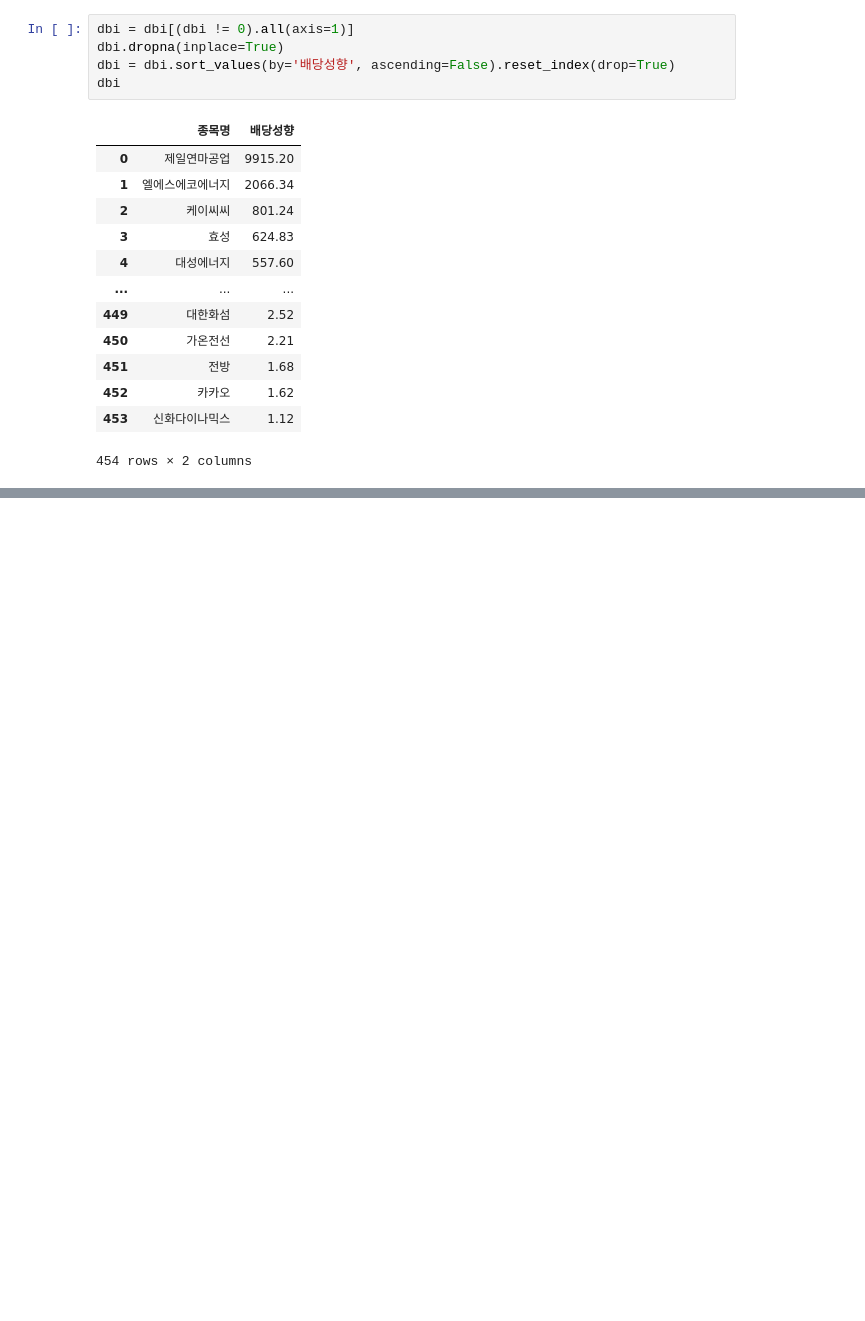
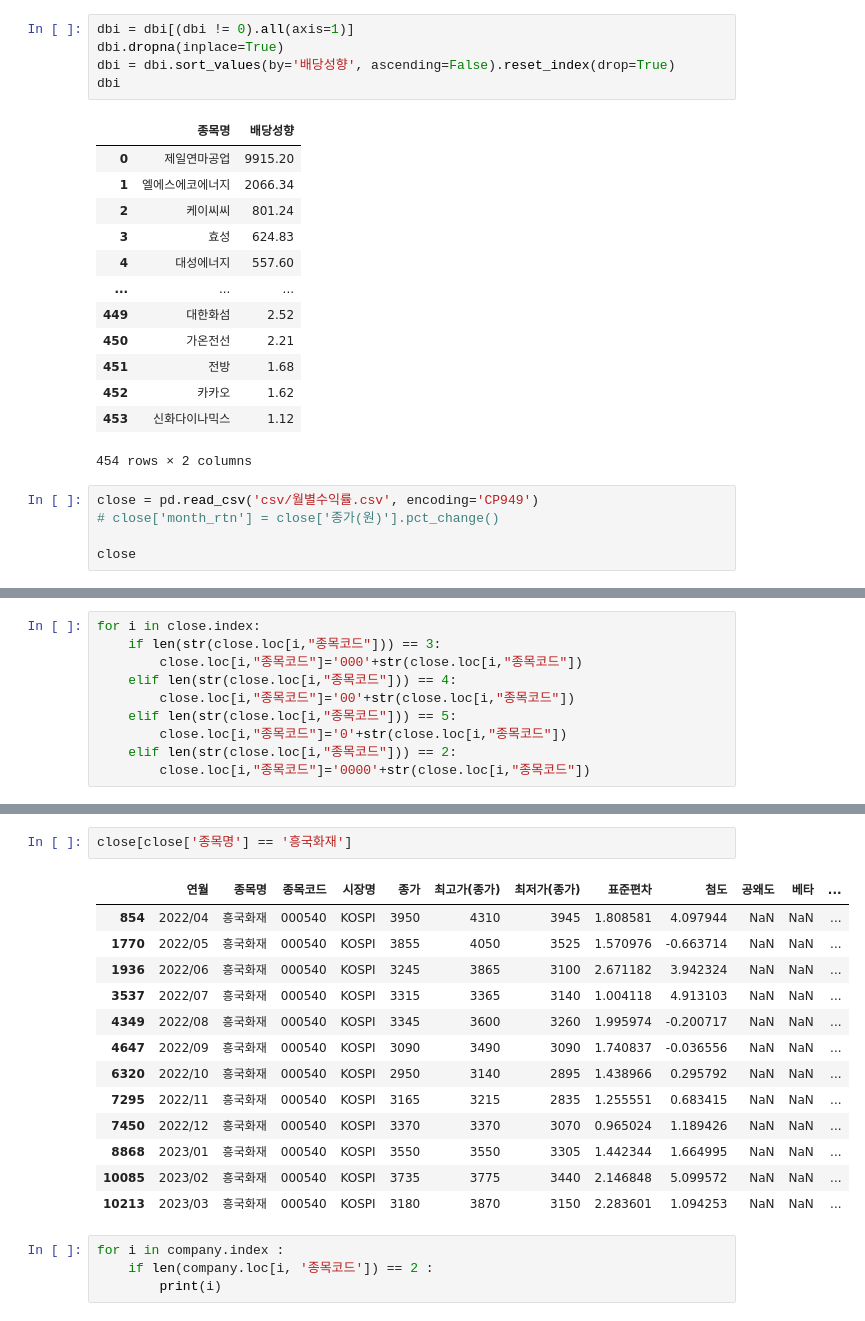
Before and after one commit to minxzzy/hackathon, a Jupyter notebook: need.ipynb, the cells around one changed output, grey strips where cells are left out. Drawn from its saved outputs; the diff is of its cells as text; blank space fills up the shorter version.

```diff
--- a/need.ipynb
+++ b/need.ipynb
@@ -194,3 +194,8 @@ dbi
 | 452 | 카카오 | 1.62 |
 | 453 | 신화다이나믹스 | 1.12 |
 454 rows × 2 columns
+# %%
+close = pd.read_csv('csv/월별수익률.csv', encoding='CP949')
+# close['month_rtn'] = close['종가(원)'].pct_change()
+
+close
@@ -196,0 +224,10 @@ dbi
+# %%
+for i in close.index:
+    if len(str(close.loc[i,"종목코드"])) == 3:
+        close.loc[i,"종목코드"]='000'+str(close.loc[i,"종목코드"])
+    elif len(str(close.loc[i,"종목코드"])) == 4:
+        close.loc[i,"종목코드"]='00'+str(close.loc[i,"종목코드"])
+    elif len(str(close.loc[i,"종목코드"])) == 5:
+        close.loc[i,"종목코드"]='0'+str(close.loc[i,"종목코드"])
+    elif len(str(close.loc[i,"종목코드"])) == 2:
+        close.loc[i,"종목코드"]='0000'+str(close.loc[i,"종목코드"])
@@ -196,0 +273,20 @@ dbi
+# %%
+close[close['종목명'] == '흥국화재']
+# %% [output]
+|  | 연월 | 종목명 | 종목코드 | 시장명 | 종가 | 최고가(종가) | 최저가(종가) | 표준편차 | 첨도 | 공왜도 | 베타 | ... |
+| 854 | 2022/04 | 흥국화재 | 000540 | KOSPI | 3950 | 4310 | 3945 | 1.808581 | 4.097944 | NaN | NaN | ... |
+| 1770 | 2022/05 | 흥국화재 | 000540 | KOSPI | 3855 | 4050 | 3525 | 1.570976 | -0.663714 | NaN | NaN | ... |
+| 1936 | 2022/06 | 흥국화재 | 000540 | KOSPI | 3245 | 3865 | 3100 | 2.671182 | 3.942324 | NaN | NaN | ... |
+| 3537 | 2022/07 | 흥국화재 | 000540 | KOSPI | 3315 | 3365 | 3140 | 1.004118 | 4.913103 | NaN | NaN | ... |
+| 4349 | 2022/08 | 흥국화재 | 000540 | KOSPI | 3345 | 3600 | 3260 | 1.995974 | -0.200717 | NaN | NaN | ... |
+| 4647 | 2022/09 | 흥국화재 | 000540 | KOSPI | 3090 | 3490 | 3090 | 1.740837 | -0.036556 | NaN | NaN | ... |
+| 6320 | 2022/10 | 흥국화재 | 000540 | KOSPI | 2950 | 3140 | 2895 | 1.438966 | 0.295792 | NaN | NaN | ... |
+| 7295 | 2022/11 | 흥국화재 | 000540 | KOSPI | 3165 | 3215 | 2835 | 1.255551 | 0.683415 | NaN | NaN | ... |
+| 7450 | 2022/12 | 흥국화재 | 000540 | KOSPI | 3370 | 3370 | 3070 | 0.965024 | 1.189426 | NaN | NaN | ... |
+| 8868 | 2023/01 | 흥국화재 | 000540 | KOSPI | 3550 | 3550 | 3305 | 1.442344 | 1.664995 | NaN | NaN | ... |
+| 10085 | 2023/02 | 흥국화재 | 000540 | KOSPI | 3735 | 3775 | 3440 | 2.146848 | 5.099572 | NaN | NaN | ... |
+| 10213 | 2023/03 | 흥국화재 | 000540 | KOSPI | 3180 | 3870 | 3150 | 2.283601 | 1.094253 | NaN | NaN | ... |
+# %%
+for i in company.index :
+    if len(company.loc[i, '종목코드']) == 2 :
+        print(i)
```
Also changed, not shown: parts of 14 cells of this notebook.
